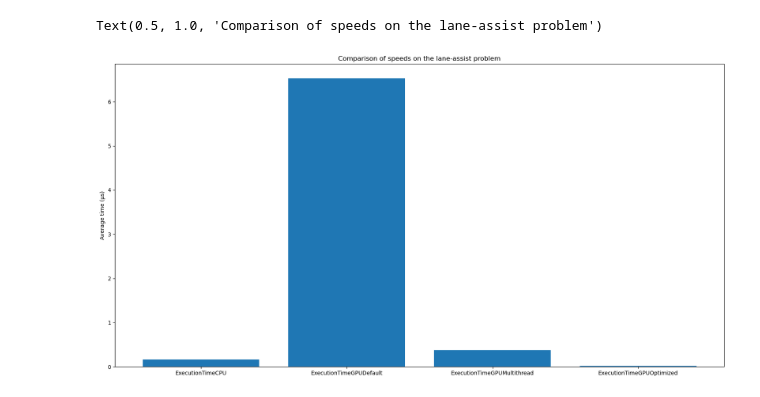
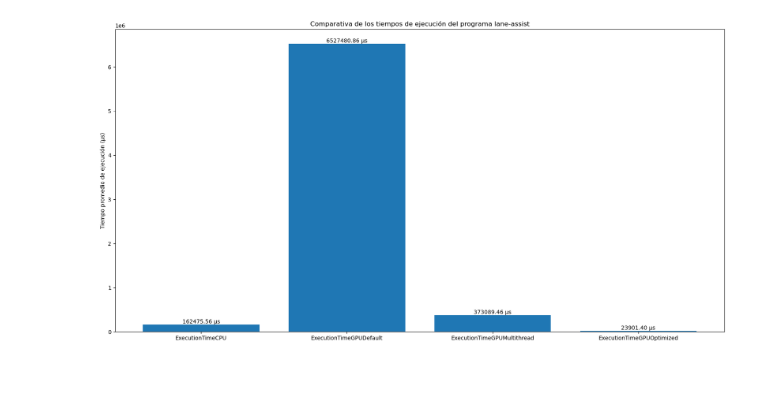
Before and after one commit to almasso/GPUs, a Jupyter notebook: src/lab1/lane-assist/data/dataComparison.ipynb, the cells around one changed output. Cells and saved outputs as stored; diff of their text form; code cells hidden in the pictures.

Commit message:
Se acabó el lane-assist

```diff
--- a/src/lab1/lane-assist/data/dataComparison.ipynb
+++ b/src/lab1/lane-assist/data/dataComparison.ipynb
@@ -7,21 +19,21 @@ import os, os.path
 plt.rcParams['figure.figsize'] = [20, 10]
 # %%
 data = pd.read_csv("data.csv")
-
-CPUData = data["ExecutionTimeCPU"]
-GPUDataDefault = data["ExecutionTimeGPUDefault"]
-GPUDataMultithread = data["ExecutionTimeGPUMultithread"]
-GPUDataOptimized = data["ExecutionTimeGPUOptimized"]
 
 fig, ax = plt.subplots()
 
 headers = list(data.columns.values)
-values = list(data.mean(axis=0) / 1e6)
+values = list(data.mean(axis=0))
 
-ax.bar(headers, values)
+bars = ax.bar(headers, values)
 
-ax.set_ylabel("Average time (µs)")
-ax.set_title("Comparison of speeds on the lane-assist problem")
+for bar in bars:
+    height = bar.get_height()
+    ax.text(bar.get_x() + bar.get_width() / 2, height, f'{height:.2f} µs', ha='center', va='bottom')
+
+ax.set_ylabel("Tiempo promedio de ejecución (µs)")
+ax.set_title("Comparativa de los tiempos de ejecución del programa lane-assist")
+
+plt.show()
 # %% [output]
-Text(0.5, 1.0, 'Comparison of speeds on the lane-assist problem')
-[figure, old version]
+[figure, new version]
```
Also changed, not shown: parts of 1 cell of this notebook, 5 other files.
